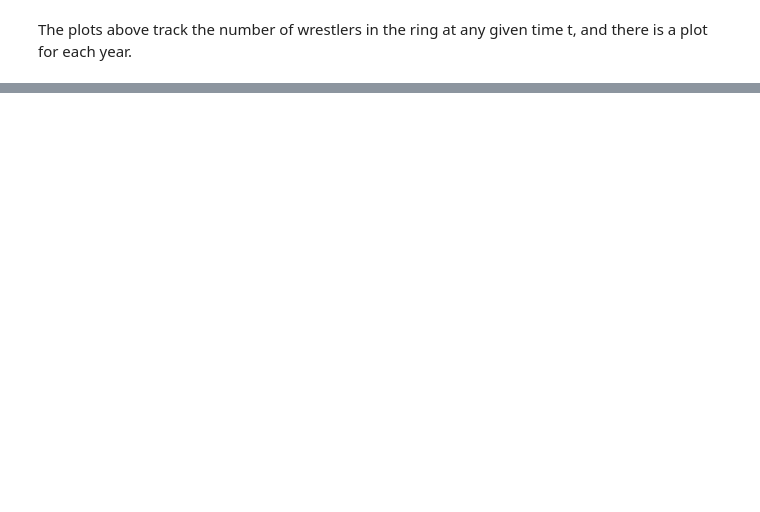
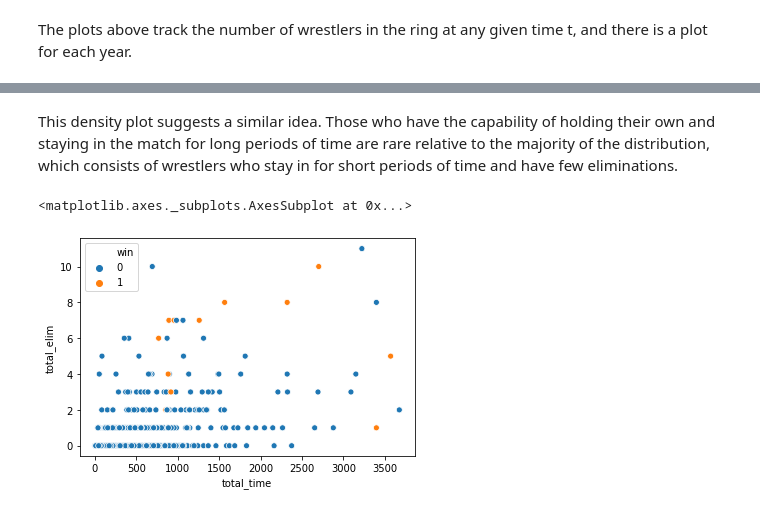
Before and after one commit to ComputerBoy9000/Royal_Rumble_Analysis, a Jupyter notebook: First_Notebook.ipynb, the cells around one changed output, grey strips where cells are left out. Cells and saved outputs as stored; diff of their text form; code cells hidden in the pictures; blank space fills up the shorter version.

```diff
--- a/First_Notebook.ipynb
+++ b/First_Notebook.ipynb
@@ -449,0 +499,7 @@ state_list.sort()
+# %% [markdown]
+This density plot suggests a similar idea. Those who have the capability of holding their own and staying in the match for long periods of time are rare relative to the majority of the distribution, which consists of wrestlers who stay in for short periods of time and have few eliminations.
+# %%
+sns.scatterplot(x = 'total_time', y = 'total_elim', hue = 'win', data = RUMBLE_DATA)
+# %% [output]
+<matplotlib.axes._subplots.AxesSubplot at 0x...>
+[figure, added]
```
Also changed, not shown: parts of 33 cells of this notebook, 2 other files.
